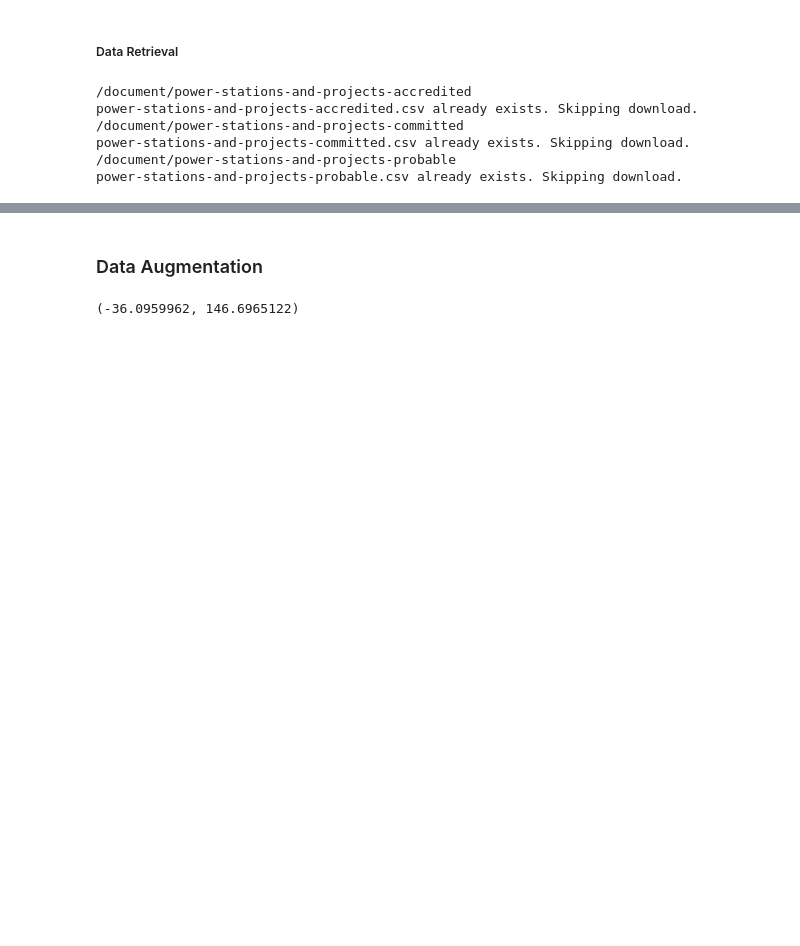
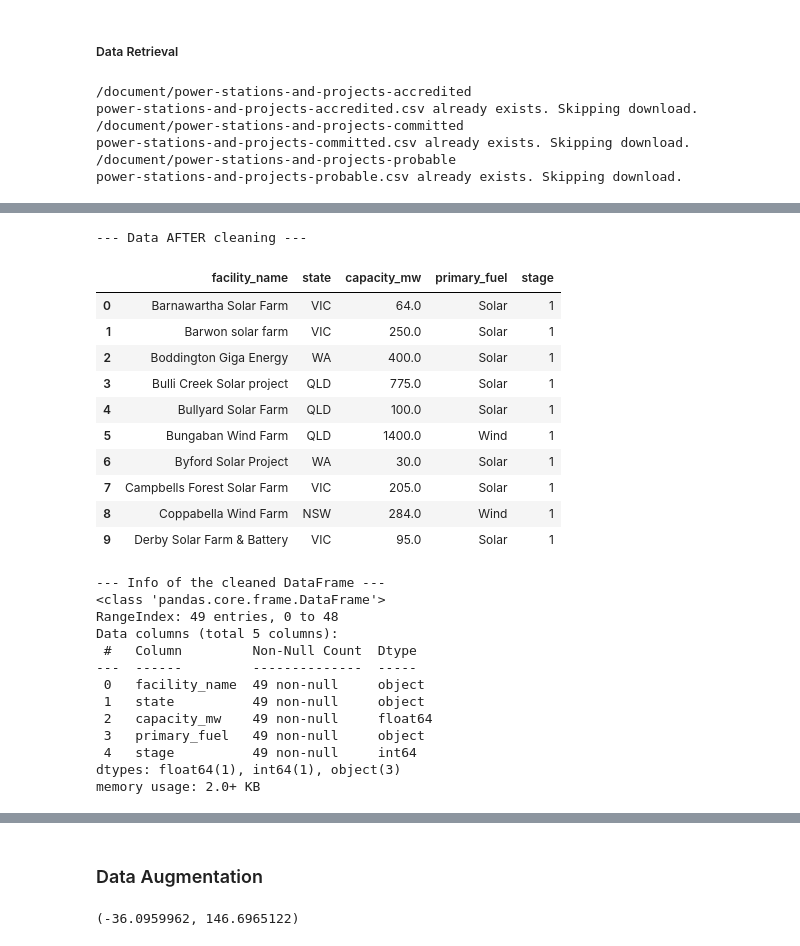
Before and after one commit to kerumixd/5339-Data-Engineering-Group-Porject, a Jupyter notebook: Assignment1.ipynb, the cells around one changed output, grey strips where cells are left out. Saved outputs shown, nothing was run; the diff lists cells and outputs as text; code cells hidden in the pictures; blank space fills up the shorter version.

```diff
--- a/Assignment1.ipynb
+++ b/Assignment1.ipynb
@@ -765,0 +858,28 @@ conn.sql("select * from probable_power_stations;").df().head(5)
+# %%
+
+# Clean the 'Project Name' column and extract 'stage'
+name_col = 'Project Name'
+
+# Extract Stage to a new column
+probable_power_station_df['stage'] = probable_power_station_df[name_col].str.extract(r'[Ss]tage\s*(\d+)')
+# Remove all forms of Stage info and content in parentheses from the main name
+patterns_to_remove = r'\s*–\s*[Ss]tage\s*\d+|\s*\([Ss]tage\s*\d+\)|\s+[Ss]tage\s*\d+|\s*\(\w+\)$'
+probable_power_station_df[name_col] = probable_power_station_df[name_col].str.replace(patterns_to_remove, '', regex=True)
+# Remove any potential trailing separators and spaces
+probable_power_station_df[name_col] = probable_power_station_df[name_col].str.rstrip(' -–')
+# Check for and handle empty name values
+probable_power_station_df[name_col].replace('', pd.NA, inplace=True)
+probable_power_station_df.dropna(subset=[name_col], inplace=True)
+
+# Fill projects without a Stage with a default value of 1 ---
+probable_power_station_df['stage'] = probable_power_station_df['stage'].fillna(1)
+probable_power_station_df['stage'] = probable_power_station_df['stage'].astype(int)
+
+# Rename all columns for standardization
+# Note: The 'probable' table does not have a date column, so we don't need to process a 'year'
+probable_power_station_df.rename(columns={
+    'Project Name': 'facility_name',
+    'State ': 'state',
+    'MW Capacity': 'capacity_mw',
+    'Fuel Source': 'primary_fuel'
+}, inplace=True)
@@ -765,0 +893,33 @@ conn.sql("select * from probable_power_stations;").df().head(5)
+# %%
+# Verification: Display the cleaned results
+print("\n--- Data AFTER cleaning ---")
+display(probable_power_station_df.head(10))
+
+print("\n--- Info of the cleaned DataFrame ---")
+probable_power_station_df.info()
+# %% [output]
+--- Data AFTER cleaning ---
+|  | facility_name | state | capacity_mw | primary_fuel | stage |
+| 0 | Barnawartha Solar Farm | VIC | 64.0 | Solar | 1 |
+| 1 | Barwon solar farm | VIC | 250.0 | Solar | 1 |
+| 2 | Boddington Giga Energy | WA | 400.0 | Solar | 1 |
+| 3 | Bulli Creek Solar project | QLD | 775.0 | Solar | 1 |
+| 4 | Bullyard Solar Farm | QLD | 100.0 | Solar | 1 |
+| 5 | Bungaban Wind Farm | QLD | 1400.0 | Wind | 1 |
+| 6 | Byford Solar Project | WA | 30.0 | Solar | 1 |
+| 7 | Campbells Forest Solar Farm | VIC | 205.0 | Solar | 1 |
+| 8 | Coppabella Wind Farm | NSW | 284.0 | Wind | 1 |
+| 9 | Derby Solar Farm & Battery | VIC | 95.0 | Solar | 1 |
+--- Info of the cleaned DataFrame ---
+<class 'pandas.core.frame.DataFrame'>
+RangeIndex: 49 entries, 0 to 48
+Data columns (total 5 columns):
+ #   Column         Non-Null Count  Dtype
+---  ------         --------------  -----
+ 0   facility_name  49 non-null     object
+ 1   state          49 non-null     object
+ 2   capacity_mw    49 non-null     float64
+ 3   primary_fuel   49 non-null     object
+ 4   stage          49 non-null     int64
+dtypes: float64(1), int64(1), object(3)
+memory usage: 2.0+ KB
```
Also changed, not shown: parts of 17 cells of this notebook.
